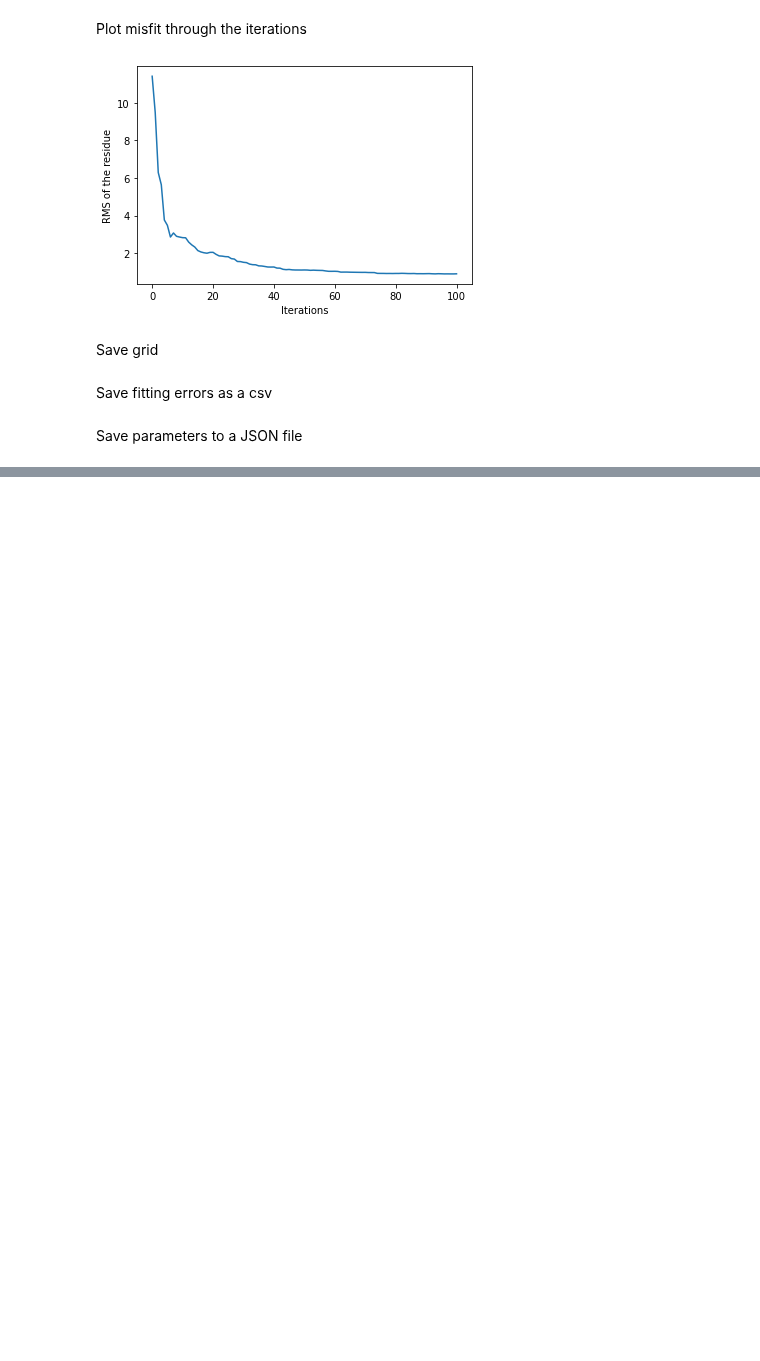
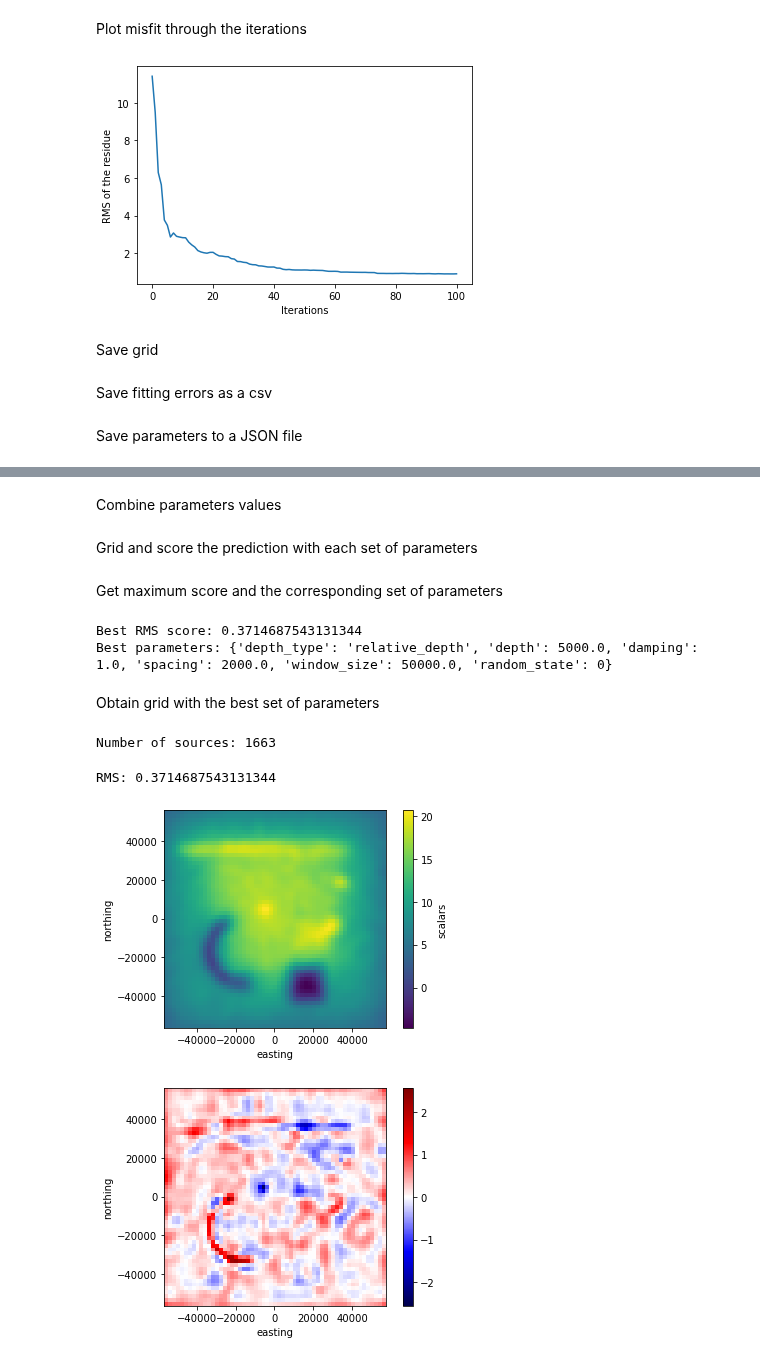
Before and after one commit to compgeolab/eql-gradient-boosted, a Jupyter notebook: notebooks/10-eql-boost-synthetic.ipynb, the cells around one changed output, grey strips where cells are left out. Drawn from its saved outputs; the diff is of its cells as text; code cells hidden in the pictures; blank space fills up the shorter version.

```diff
--- a/notebooks/10-eql-boost-synthetic.ipynb
+++ b/notebooks/10-eql-boost-synthetic.ipynb
@@ -210,0 +261,2 @@ save_to_json(variables, json_file)
+# %% [markdown]
+Combine parameters values
@@ -210,0 +274,57 @@ save_to_json(variables, json_file)
+# %% [markdown]
+Grid and score the prediction with each set of parameters
+# %%
+rms = []
+for params in parameters:
+    points = block_averaged_sources(coordinates, **params)
+    eql = EQLHarmonicBoost(
+        points=points,
+        damping=params["damping"],
+        window_size=params["window_size"],
+        random_state=params["random_state"],
+    )
+    eql.fit(coordinates, getattr(survey, field).values)
+    grid = eql.grid(upward=target.height, region=region, shape=target.shape).scalars
+    rms.append(np.sqrt(mean_squared_error(grid.values, target.values)))
+# %% [markdown]
+Get maximum score and the corresponding set of parameters
+# %%
+best_rms = np.min(rms)
+best_params = parameters[np.argmin(rms)]
+
+print("Best RMS score: {}".format(best_rms))
+print("Best parameters: {}".format(best_params))
+# %% [output]
+Best RMS score: 0.3714687543131344
+Best parameters: {'depth_type': 'relative_depth', 'depth': 5000.0, 'damping': 1.0, 'spacing': 2000.0, 'window_size': 50000.0, 'random_state': 0}
+# %% [markdown]
+Obtain grid with the best set of parameters
+# %%
+points = block_averaged_sources(coordinates, **best_params)
+print("Number of sources:", points[0].size)
+eql = EQLHarmonicBoost(
+    points=points,
+    damping=best_params["damping"],
+    window_size=best_params["window_size"],
+    random_state=best_params["random_state"],
+)
+# %% [output]
+Number of sources: 1663
+# %%
+eql.fit(coordinates, getattr(survey, field).values)
+grid = eql.grid(upward=target.height, region=region, shape=target.shape).scalars
+
+print("RMS: {}".format(np.sqrt(mean_squared_error(grid.values, target.values))))
+grid.plot(center=False)
+plt.gca().set_aspect("equal")
+plt.show()
+
+
+maxabs = vd.maxabs(grid - target)
+(grid - target).plot(cmap="seismic", vmin=-maxabs, vmax=maxabs)
+plt.gca().set_aspect("equal")
+plt.show()
+# %% [output]
+RMS: 0.3714687543131344
+[figure, added]
+[figure, added]
```
Also changed, not shown: parts of 12 cells of this notebook, 3 other files.
